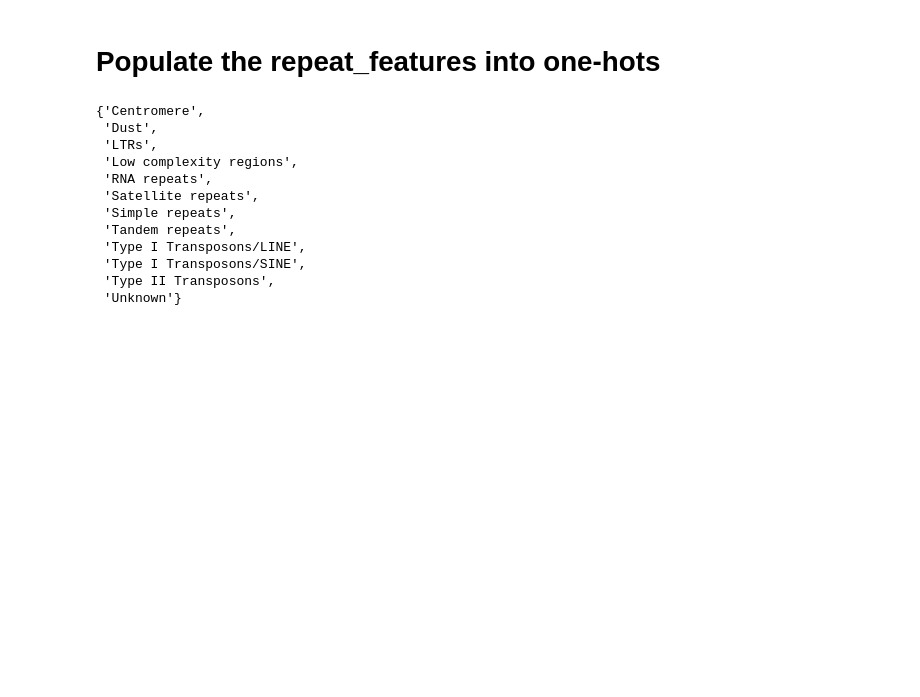
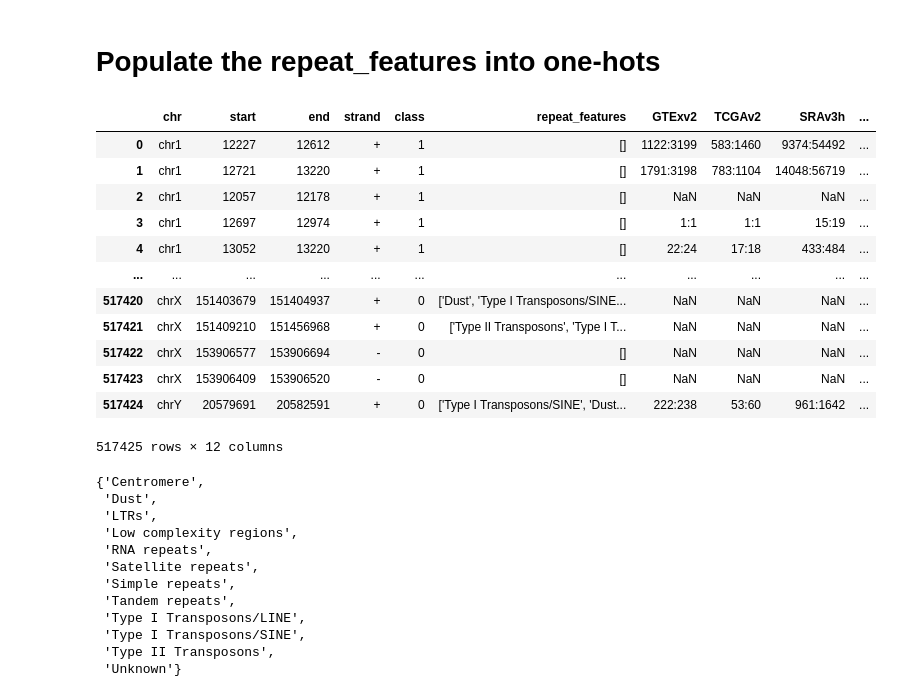
Before and after one commit to EnsemblGSOC/IntronOrNot, a Jupyter notebook: 4 - populating features.ipynb, the cells around one changed output. Saved outputs shown, nothing was run; the diff lists cells and outputs as text; code cells hidden in the pictures; blank space fills up the shorter version.

```diff
--- a/4 - populating features.ipynb
+++ b/4 - populating features.ipynb
@@ -95,8 +96,22 @@ df
 # %% [markdown]
 # Populate the repeat_features into one-hots
 # %%
-import ast
 df['lst_repeat_features'] = df['repeat_features'].apply(lambda x: ast.literal_eval(x) if len(x) > 2 else [])
+df
+# %% [output]
+|  | chr | start | end | strand | class | repeat_features | GTExv2 | TCGAv2 | SRAv3h | ... |
+| 0 | chr1 | 12227 | 12612 | + | 1 | [] | 1122:3199 | 583:1460 | 9374:54492 | ... |
+| 1 | chr1 | 12721 | 13220 | + | 1 | [] | 1791:3198 | 783:1104 | 14048:56719 | ... |
+| 2 | chr1 | 12057 | 12178 | + | 1 | [] | NaN | NaN | NaN | ... |
+| 3 | chr1 | 12697 | 12974 | + | 1 | [] | 1:1 | 1:1 | 15:19 | ... |
+| 4 | chr1 | 13052 | 13220 | + | 1 | [] | 22:24 | 17:18 | 433:484 | ... |
+| ... | ... | ... | ... | ... | ... | ... | ... | ... | ... | ... |
+| 517420 | chrX | 151403679 | 151404937 | + | 0 | ['Dust', 'Type I Transposons/SINE... | NaN | NaN | NaN | ... |
+| 517421 | chrX | 151409210 | 151456968 | + | 0 | ['Type II Transposons', 'Type I T... | NaN | NaN | NaN | ... |
+| 517422 | chrX | 153906577 | 153906694 | - | 0 | [] | NaN | NaN | NaN | ... |
+| 517423 | chrX | 153906409 | 153906520 | - | 0 | [] | NaN | NaN | NaN | ... |
+| 517424 | chrY | 20579691 | 20582591 | + | 0 | ['Type I Transposons/SINE', 'Dust... | 222:238 | 53:60 | 961:1642 | ... |
+517425 rows × 12 columns
 # %%
 unique_repeat_features_values = set()
 for idx, row in df.iterrows():
```
Also changed, not shown: parts of 6 cells of this notebook, 2 other files.
